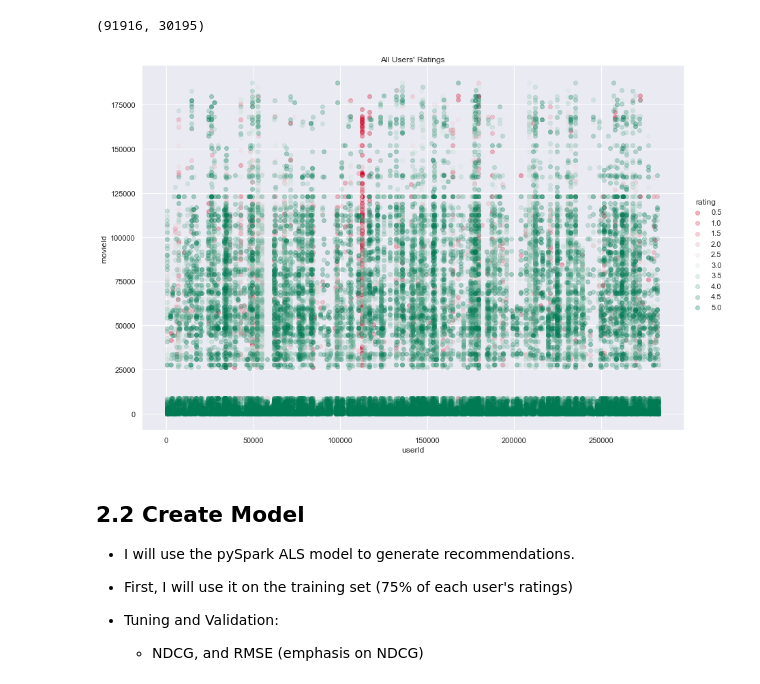
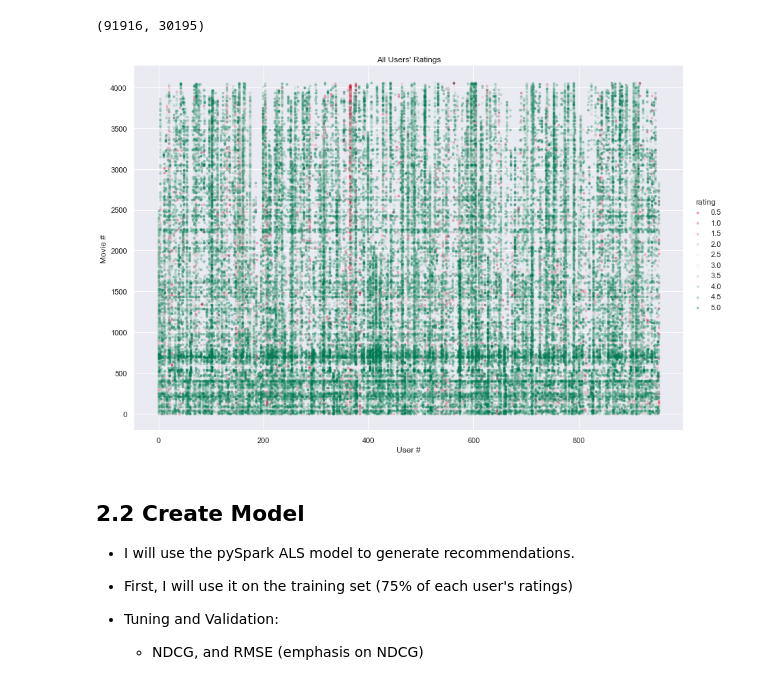
Before and after one commit to willcd/module4-project, a Jupyter notebook: notebook.ipynb, the cells around one changed output. Saved outputs shown, nothing was run; the diff lists cells and outputs as text; code cells hidden in the pictures.

```diff
--- a/notebook.ipynb
+++ b/notebook.ipynb
@@ -544,5 +553,5 @@ ax.set_xticks(range(5,31));
 # %%
-final_ratings = final_subset.drop(['timestamp', '_c0'], axis=1).copy()
+final_ratings = final_subset.drop(['timestamp'], axis=1).copy()
 final_movies = movies_full[movies_full['movieId'].isin(final_movie_stats.movieId)].copy()
 # %%
 from sklearn.model_selection import train_test_split
@@ -581,15 +590,39 @@ ratings_train, ratings_test = split_df(final_ratings)
 len(ratings_train), len(ratings_test)
 # %% [output]
 (91916, 30195)
+# %%
+# Setup for visualization of all ratings
+
+# 'flattening' the user / movie IDs - if I just use the actual userId / movieId to plot them,
+# the numbers aren't sequential and there would be large gaps/streaks
+
+movieId_flat = {}
+userId_flat = {}
+
+movieIds = sorted(list(ratings_train.movieId.unique()))
+userIds = sorted(list(ratings_train.userId.unique()))
+
+for Id in enumerate(movieIds):
+    movieId_flat[Id[1]] = Id[0]
+
+for Id in enumerate(userIds):
+    userId_flat[Id[1]] = Id[0]
+# %%
+# Creating dataframe for plotting
+
+ratings_train_temp = ratings_train.copy()
+
+ratings_train_temp['Movie #'] = [movieId_flat[Id] for Id in list(ratings_train['movieId'])]
+ratings_train_temp['User #'] = [userId_flat[Id] for Id in list(ratings_train['userId'])]
 # %%
 # Plot of all users' ratings, red denoting negative reviews, and green being positive
 
-g = sns.lmplot(x="userId", y="movieId", hue="rating", data=ratings_train,\
-           fit_reg=False, height=8, aspect=1.5, scatter_kws={'alpha':0.3},\
+g = sns.lmplot(x="User #", y="Movie #", hue="rating", data=ratings_train_temp,\
+           fit_reg=False, height=8, aspect=1.5, scatter_kws={'alpha':0.3, 's':8},\
            palette=sns.diverging_palette(10, 150, s=100, l=45, sep=1, n=10))
 g.ax.set_title("All Users' Ratings");
 # %% [output]
-[figure, old version]
+[figure, new version]
 # %%
 # Save modified dataframes to .csv
 
```
Also changed, not shown: parts of 36 cells of this notebook, 1 other file.
